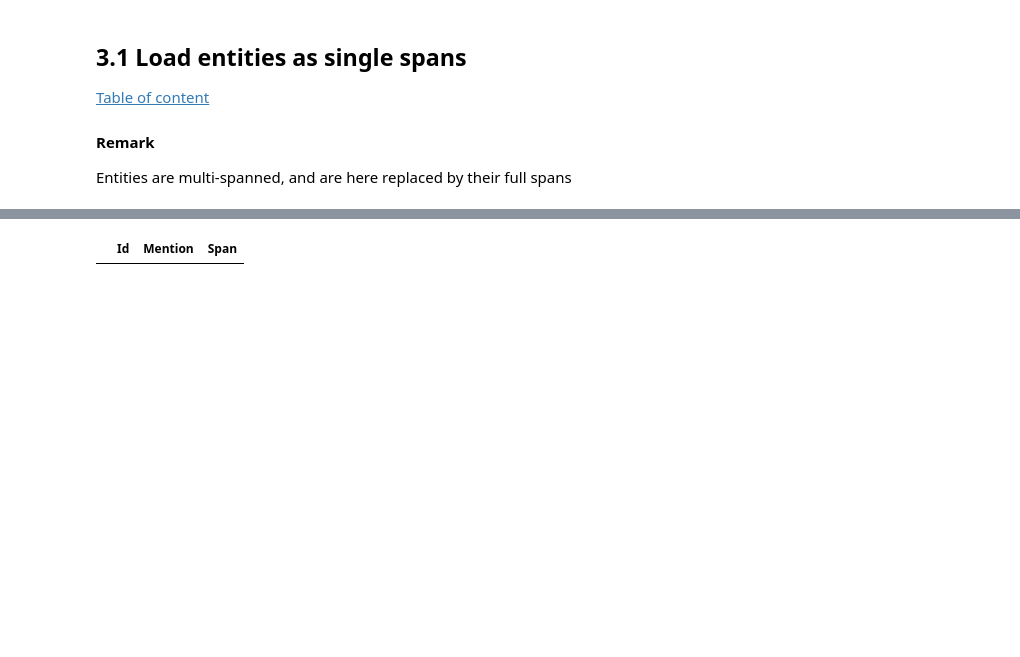
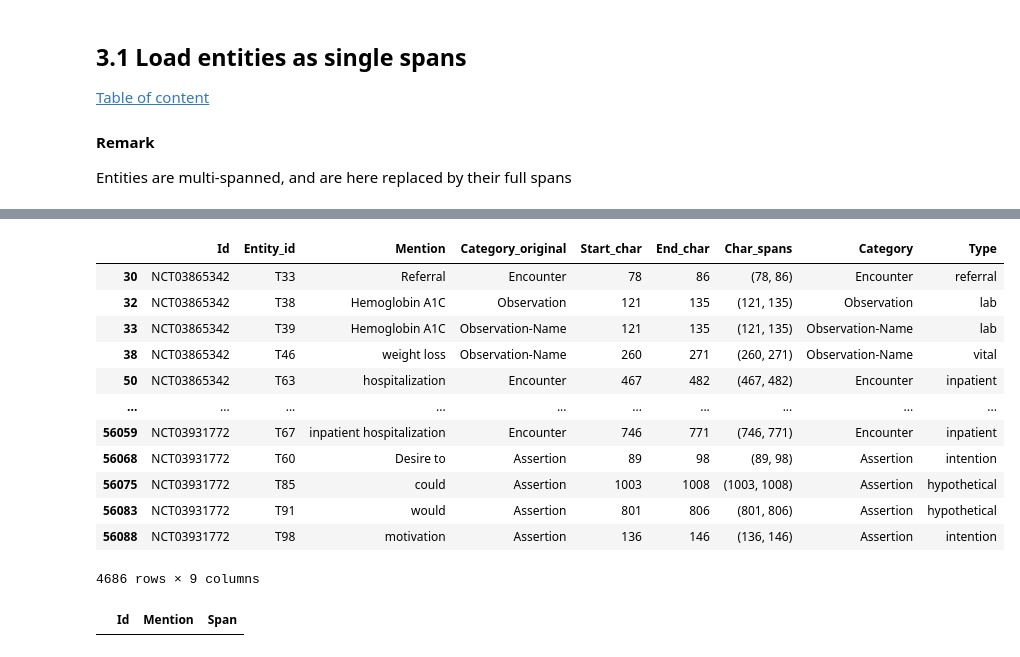
Before and after one commit to JBAujogue/BERT-playground, a Jupyter notebook: datasets/Dataset processing - LCT.ipynb, the cells around one changed output, grey strips where cells are left out. Cells and saved outputs as stored; diff of their text form; code cells hidden in the pictures; blank space fills up the shorter version.

```diff
--- a/datasets/Dataset processing - LCT.ipynb
+++ b/datasets/Dataset processing - LCT.ipynb
@@ -367,3 +387,19 @@ df_ents.head()
+# %%
+df_ents[df_ents.Type.apply(len) > 0]
+# %% [output]
+|  | Id | Entity_id | Mention | Category_original | Start_char | End_char | Char_spans | Category | Type |
+| 30 | NCT03865342 | T33 | Referral | Encounter | 78 | 86 | (78, 86) | Encounter | referral |
+| 32 | NCT03865342 | T38 | Hemoglobin A1C | Observation | 121 | 135 | (121, 135) | Observation | lab |
+| 33 | NCT03865342 | T39 | Hemoglobin A1C | Observation-Name | 121 | 135 | (121, 135) | Observation-Name | lab |
+| 38 | NCT03865342 | T46 | weight loss | Observation-Name | 260 | 271 | (260, 271) | Observation-Name | vital |
+| 50 | NCT03865342 | T63 | hospitalization | Encounter | 467 | 482 | (467, 482) | Encounter | inpatient |
+| ... | ... | ... | ... | ... | ... | ... | ... | ... | ... |
+| 56059 | NCT03931772 | T67 | inpatient hospitalization | Encounter | 746 | 771 | (746, 771) | Encounter | inpatient |
+| 56068 | NCT03931772 | T60 | Desire to | Assertion | 89 | 98 | (89, 98) | Assertion | intention |
+| 56075 | NCT03931772 | T85 | could | Assertion | 1003 | 1008 | (1003, 1008) | Assertion | hypothetical |
+| 56083 | NCT03931772 | T91 | would | Assertion | 801 | 806 | (801, 806) | Assertion | hypothetical |
+| 56088 | NCT03931772 | T98 | motivation | Assertion | 136 | 146 | (136, 146) | Assertion | intention |
+4686 rows × 9 columns
 # %%
 # A sanity check:
 check = []
```
Also changed, not shown: parts of 40 cells of this notebook, 1 other file.
